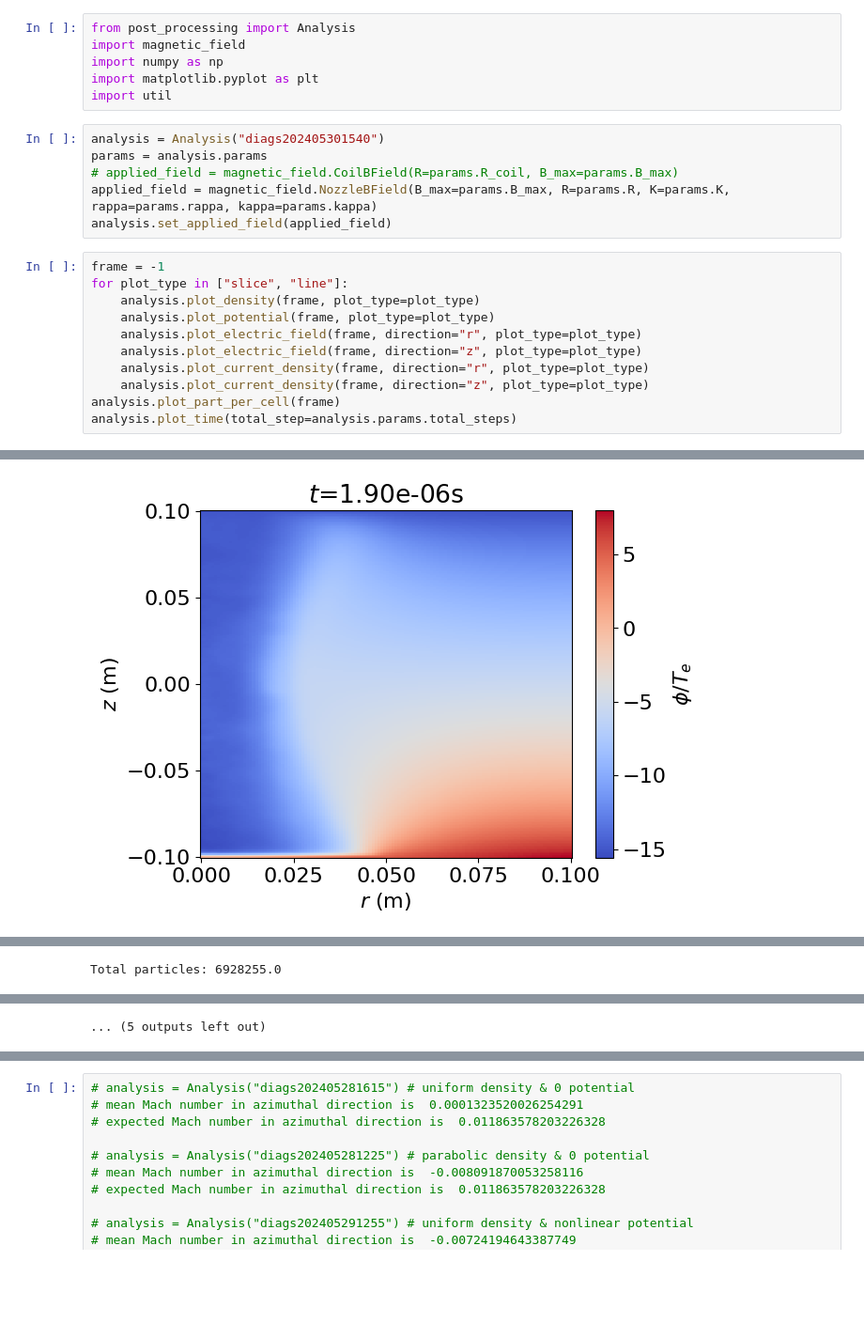
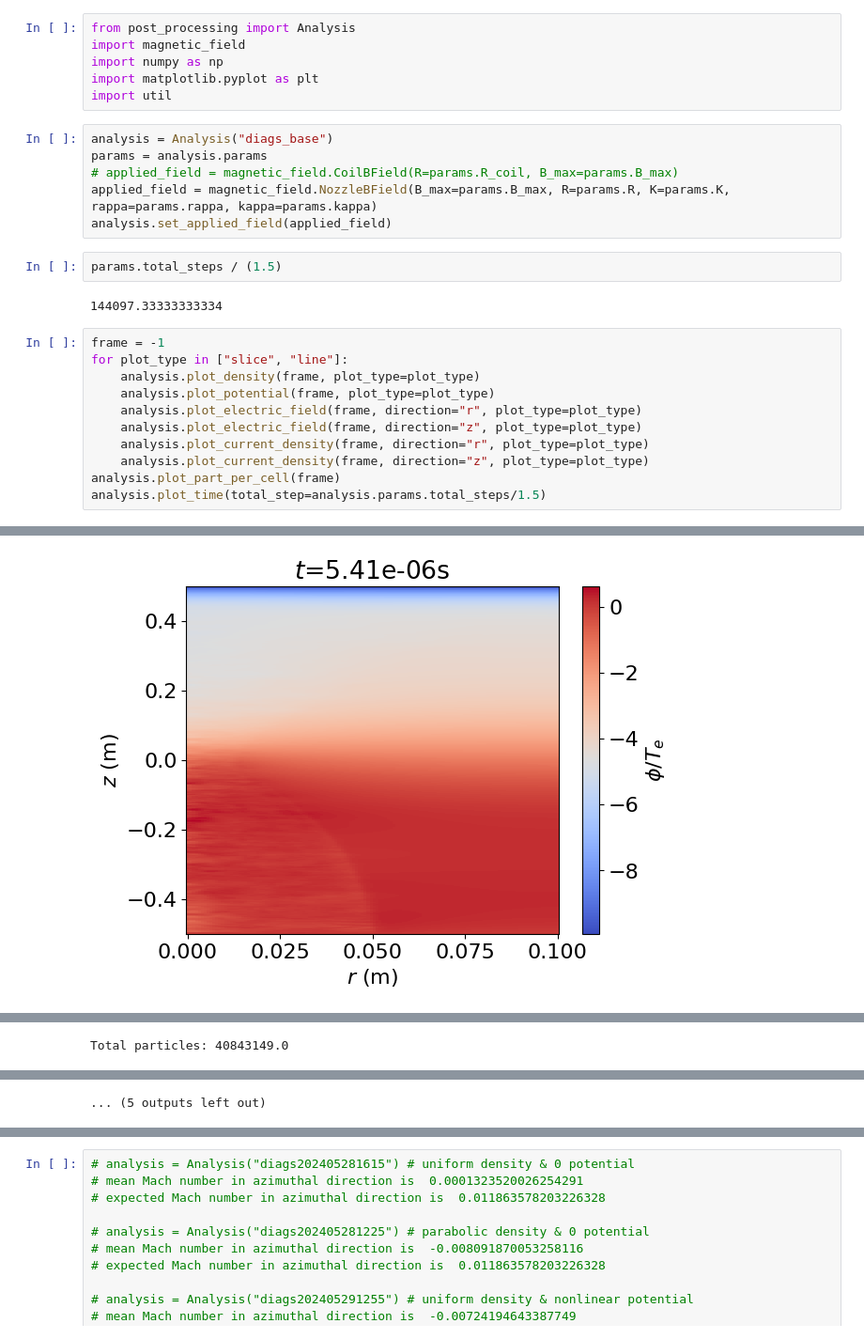
Before and after one commit to HuntFeng/magnetic-nozzle-warpx, a Jupyter notebook: analysis.ipynb, the cells around one changed output, grey strips where cells are left out. Shown at 94% size. Cells and saved outputs as stored; diff of their text form; blank space fills up the shorter version.

```diff
--- a/analysis.ipynb
+++ b/analysis.ipynb
@@ -5,11 +5,15 @@ import numpy as np
 import matplotlib.pyplot as plt
 import util
 # %%
-analysis = Analysis("diags202405301540")
+analysis = Analysis("diags_base")
 params = analysis.params
 # applied_field = magnetic_field.CoilBField(R=params.R_coil, B_max=params.B_max)
 applied_field = magnetic_field.NozzleBField(B_max=params.B_max, R=params.R, K=params.K, rappa=params.rappa, kappa=params.kappa)
 analysis.set_applied_field(applied_field)
+# %%
+params.total_steps / (1.5)
+# %% [output]
+144097.33333333334
 # %%
 frame = -1
 for plot_type in ["slice", "line"]:
@@ -20,5 +24,5 @@ for plot_type in ["slice", "line"]:
     analysis.plot_current_density(frame, direction="r", plot_type=plot_type)
     analysis.plot_current_density(frame, direction="z", plot_type=plot_type)
 analysis.plot_part_per_cell(frame)
-analysis.plot_time(total_step=analysis.params.total_steps)
+analysis.plot_time(total_step=analysis.params.total_steps/1.5)
 # %% [output]
@@ -26 +30 @@ analysis.plot_time(total_step=analysis.params.total_steps)
-[figure, old version]
+[figure, new version]
@@ -31 +35 @@ analysis.plot_time(total_step=analysis.params.total_steps)
-Total particles: 6928255.0
+Total particles: 40843149.0
```
Also changed, not shown: parts of 3 cells of this notebook, 6 other files.
